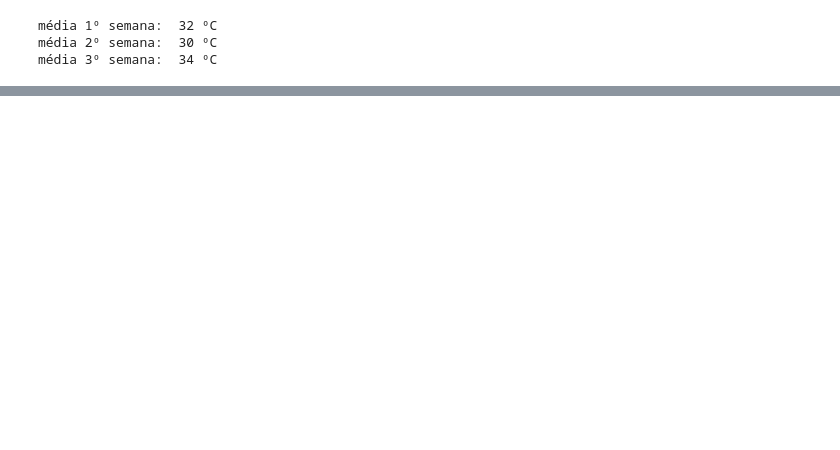
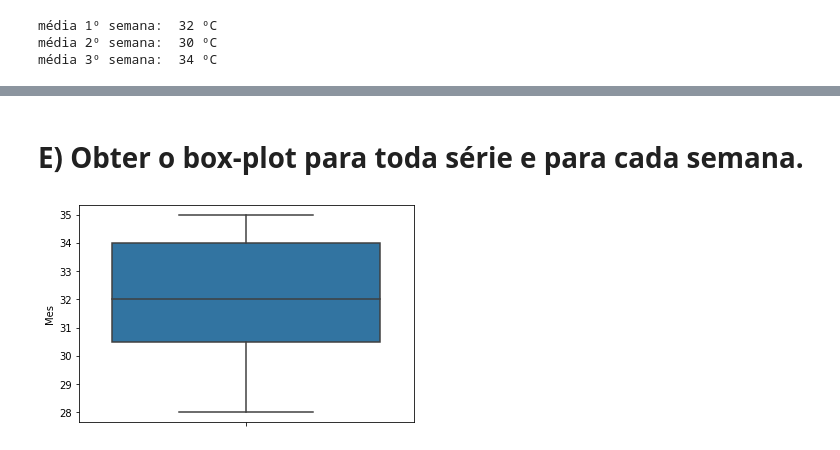
Before and after one commit to dxdiego5/data-science-growdev-matematica-statistica, a Jupyter notebook: ATIVIDADE_FINAL_MODULO.ipynb, the cells around one changed output, grey strips where cells are left out. Drawn from its saved outputs; the diff is of its cells as text; code cells hidden in the pictures; blank space fills up the shorter version.

```diff
--- a/ATIVIDADE_FINAL_MODULO.ipynb
+++ b/ATIVIDADE_FINAL_MODULO.ipynb
@@ -86,0 +98,13 @@ média 3º semana:  34 ºC
+# %% [markdown]
+# E) Obter o box-plot para toda série e para cada semana.
+# %%
+# Box plot do mes inteiro
+month_frame = pd.DataFrame(dados, columns=['Mes'])
+Q1 = month_frame.quantile(0.25)
+Q2 = month_frame.quantile(0.5)
+Q3 = month_frame.quantile(0.75)
+month_frame
+sns.boxplot(y='Mes', data=month_frame)
+plt.show()
+# %% [output]
+[figure, added]
```
Also changed, not shown: parts of 8 cells of this notebook.
